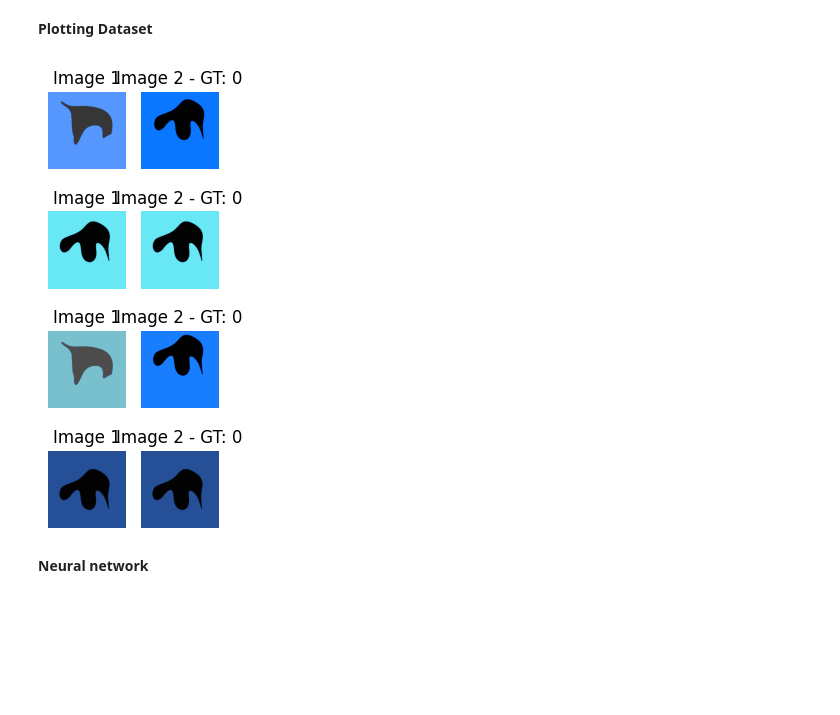
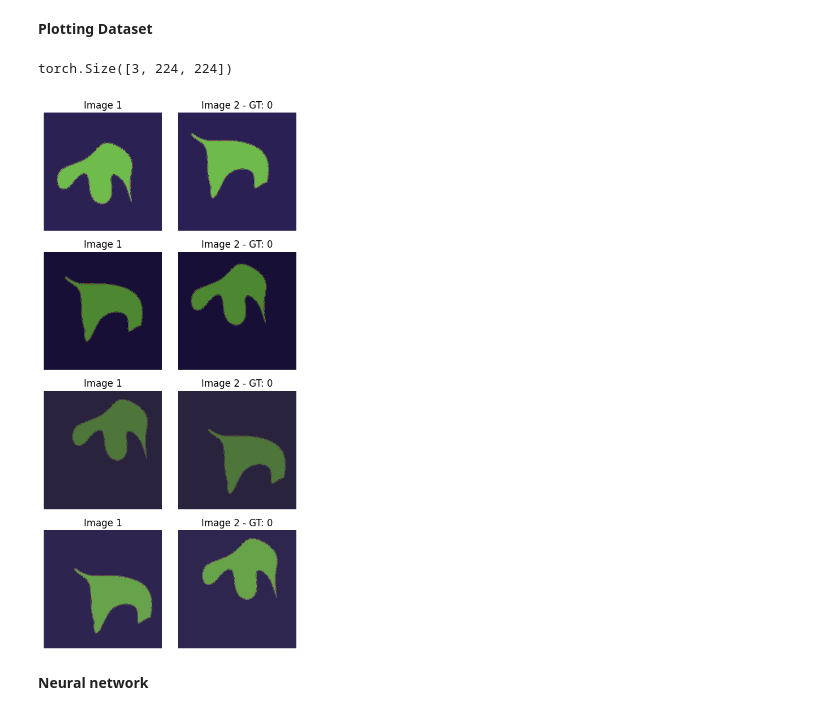
Before and after one commit to AnaBelenCarbajal/Thesis, a Jupyter notebook: Baseline_catLearningTask.ipynb, the cells around one changed output. Drawn from its saved outputs; the diff is of its cells as text; code cells hidden in the pictures; blank space fills up the shorter version.

Commit message:
half degree and pair color same jitter

```diff
--- a/Baseline_catLearningTask.ipynb
+++ b/Baseline_catLearningTask.ipynb
@@ -120,9 +115,8 @@ angles_720[:5]
 # %%
-# skip!!!
 to_float = []
-for i in angles_720:
+for i in angles:
   float_angle = float(i)
   to_float.append(float_angle)
-angles_720 = to_float
-angles_720[:5]
+angles = to_float
+angles[:5]
 # %% [output]
@@ -151,12 +144,10 @@ def CreateDictionary (dataframe):
 
   for i in range(len(dataframe)):
     angle = dataframe.iloc[i, 0]
-    angles_720 = dataframe.iloc[i, 1]
-    image = dataframe.iloc[i, 2]
-    img_dir = dataframe.iloc[i, 3]
+    image = dataframe.iloc[i, 1]
+    img_dir = dataframe.iloc[i, 2]
 
     individual_dic =  {'angle' : angle,
-                       'angle_720' : angles_720,
                        'image' : image,
                        'img_dir' : img_dir}
 
@@ -312,7 +398,6 @@ class ShapeImageDataset (Dataset):
 preprocess = v2.Compose(
     [   v2.ToDtype(torch.float32, scale=True),
         v2.Normalize(mean=[0.485, 0.456, 0.406], std=[0.229, 0.224, 0.225]),
-        v2.ColorJitter(brightness=(0.8,5), contrast=(0.5,1), saturation = 0.5, hue=0)
     ]
 )
 # %%
@@ -343,3 +428,7 @@ dataset_RSA[0]
  0)
 # %% [markdown]
 **Plotting Dataset**
+# %%
+dataset_RSA[0][0].size()
+# %% [output]
+torch.Size([3, 224, 224])
@@ -348,27 +449,29 @@ def tensor_to_pil(image_tensor):
     return transform.to_pil_image(image_tensor)
 # %%
 # Example usage to display 5 pairs of images
-fig, axs = plt.subplots(4, 2, figsize=(2, 5))
+fig, axs = plt.subplots(4, 2, figsize=(5, 10))
 
 for i in range(4):
     idx = np.random.randint(0, len(dataset_RSA) - 1)
     img1, img2, gt = dataset_RSA[idx]  # Get image pair and ground truth
+    #img1 = denormalize(img1)
+    #img2 = denormalize(img2)
     img1_pil = tensor_to_pil(img1)
     img2_pil = tensor_to_pil(img2)
 
     axs[i, 0].imshow(img1_pil)
     axs[i, 0].set_title('Image 1')
     axs[i, 0].axis('off')
 
     axs[i, 1].imshow(img2_pil)
     axs[i, 1].set_title(f'Image 2 - GT: {gt}')
     axs[i, 1].axis('off')
 
 plt.tight_layout()
-#plt.savefig(dic_baseline + 'image_pairs6.pdf')
+#plt.savefig(dic_baseline + 'image_pairs_sameJitter_halfdegree.pdf')
 plt.show()
 # %% [output]
-[figure, old version]
+[figure, new version]
 # %% [markdown]
 **Neural network**
 # %% [markdown]
```
Also changed, not shown: parts of 11 cells of this notebook.
